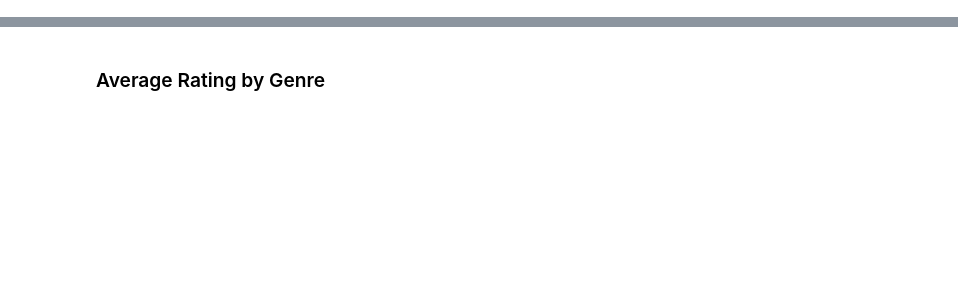
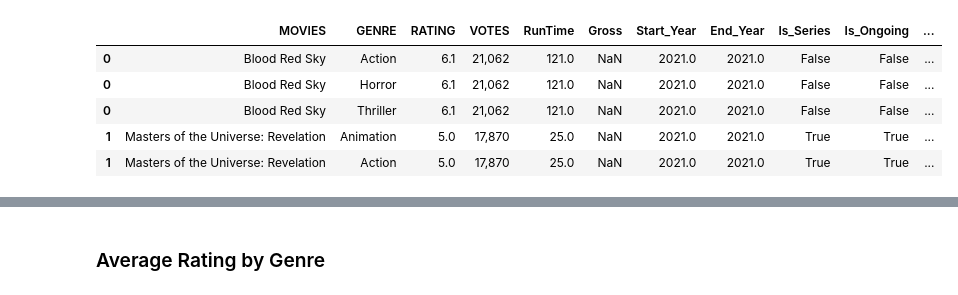
Before and after one commit to mayanksreal/data-preparation, a Jupyter notebook: 07_Cleanup_Exercise.ipynb, the cells around one changed output, grey strips where cells are left out. Saved outputs shown, nothing was run; the diff lists cells and outputs as text; code cells hidden in the pictures; blank space fills up the shorter version.

```diff
--- a/07_Cleanup_Exercise.ipynb
+++ b/07_Cleanup_Exercise.ipynb
@@ -400,0 +398,12 @@ dtype: int64
+# %%
+movies_genre = movies_star.copy()
+
+movies_genre = movies_genre.explode('GENRE')
+movies_genre.head()
+# %% [output]
+|  | MOVIES | GENRE | RATING | VOTES | RunTime | Gross | Start_Year | End_Year | Is_Series | Is_Ongoing | ... |
+| 0 | Blood Red Sky | Action | 6.1 | 21,062 | 121.0 | NaN | 2021.0 | 2021.0 | False | False | ... |
+| 0 | Blood Red Sky | Horror | 6.1 | 21,062 | 121.0 | NaN | 2021.0 | 2021.0 | False | False | ... |
+| 0 | Blood Red Sky | Thriller | 6.1 | 21,062 | 121.0 | NaN | 2021.0 | 2021.0 | False | False | ... |
+| 1 | Masters of the Universe: Revelation | Animation | 5.0 | 17,870 | 25.0 | NaN | 2021.0 | 2021.0 | True | True | ... |
+| 1 | Masters of the Universe: Revelation | Action | 5.0 | 17,870 | 25.0 | NaN | 2021.0 | 2021.0 | True | True | ... |
```
Also changed, not shown: parts of 139 cells of this notebook.
